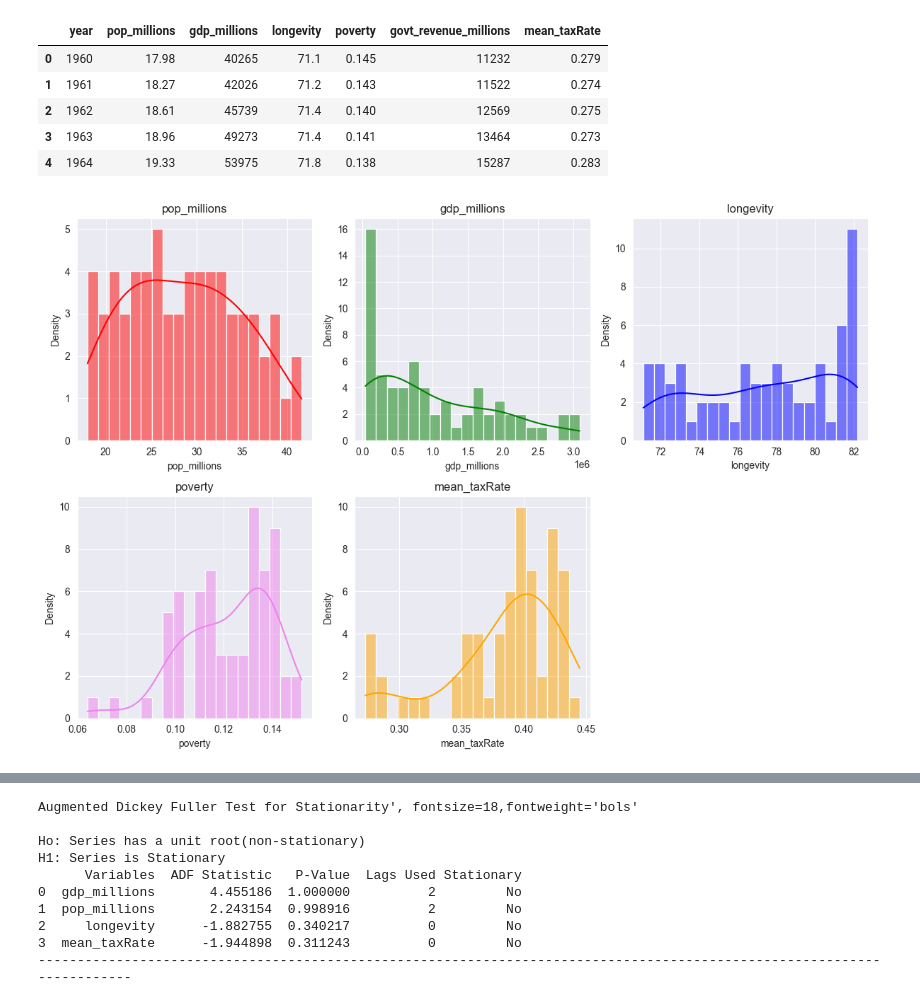
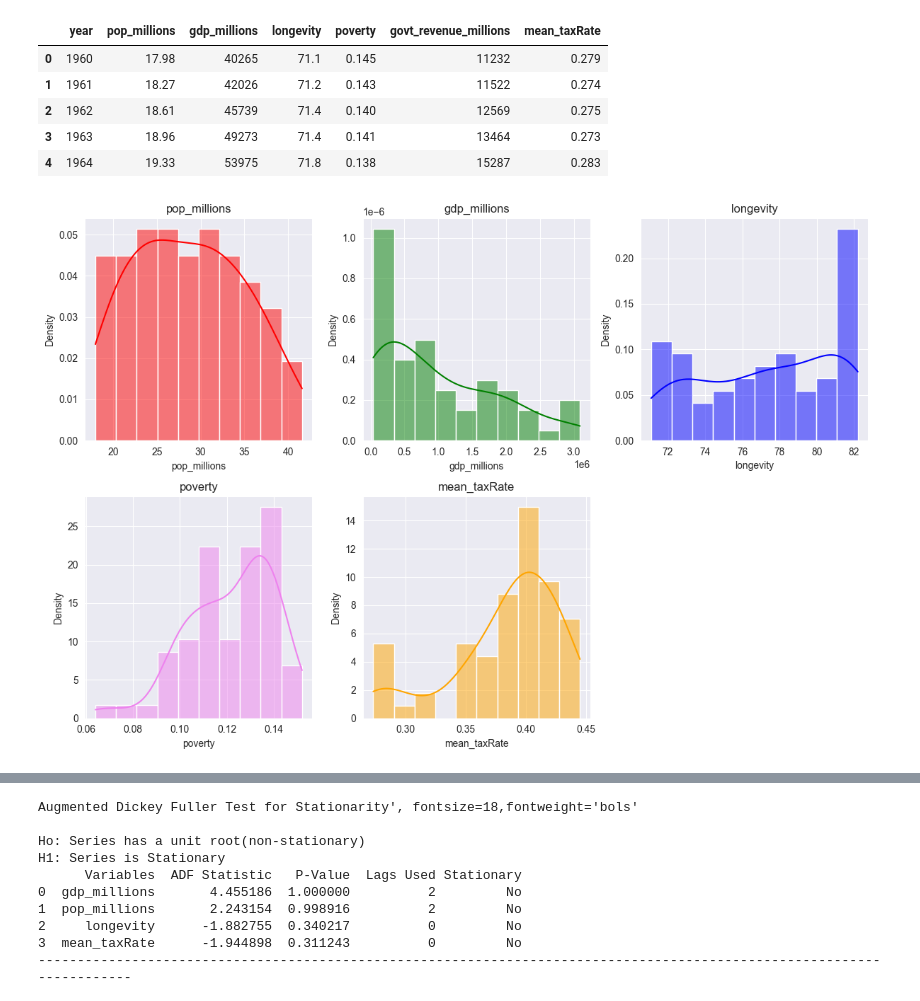
Before and after one commit to webdev408/-Augmented-Dickey-Fuller-stationarity-test-for-Canadian-Macro-data., a Jupyter notebook: action.ipynb, the cells around one changed output, grey strips where cells are left out. Saved outputs shown, nothing was run; the diff lists cells and outputs as text; code cells hidden in the pictures.

Commit message:
histogram with seaborn

```diff
--- a/action.ipynb
+++ b/action.ipynb
@@ -28,19 +28,20 @@ reindexed_df.head()
 # %%
 numeric_cols = reindexed_df[['pop_millions','gdp_millions','longevity','poverty','mean_taxRate']]
 colors = ['red','green','blue','violet','orange']
 fig, axes = plt.subplots(nrows=2,ncols=3,figsize=(12,8), sharex=False)
 axes = axes.flatten()
 for i, col in enumerate(numeric_cols.columns):
     if i < len(numeric_cols.columns):
-        sns.histplot(data=numeric_cols, x=col,kde=True,bins=20,ax=axes[i],color=colors[i%len(colors)])
+        sns.histplot(data=numeric_cols, x=col,kde=True,stat='density',bins=10,ax=axes[i],
+                    color=colors[i%len(colors)])
         axes[i].set_title(col)
         axes[i].set_ylabel('Density')
 for j in range(len(numeric_cols.columns), len(axes)):
     fig.delaxes(axes[j])
 plt.tight_layout()
 plt.show()
 # %% [output]
-[figure, old version]
+[figure, new version]
 # %%
 import statsmodels.formula.api as smf
 formula = 'gdp_millions~pop_millions+longevity+mean_taxRate'
```
Also changed, not shown: parts of 2 cells of this notebook.
